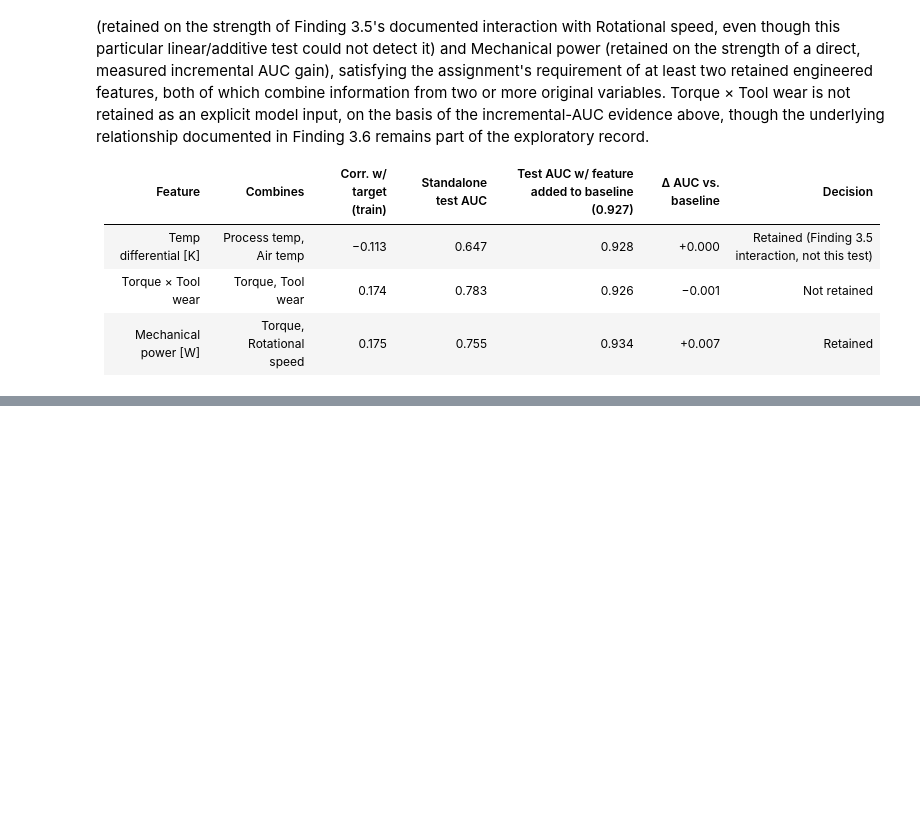
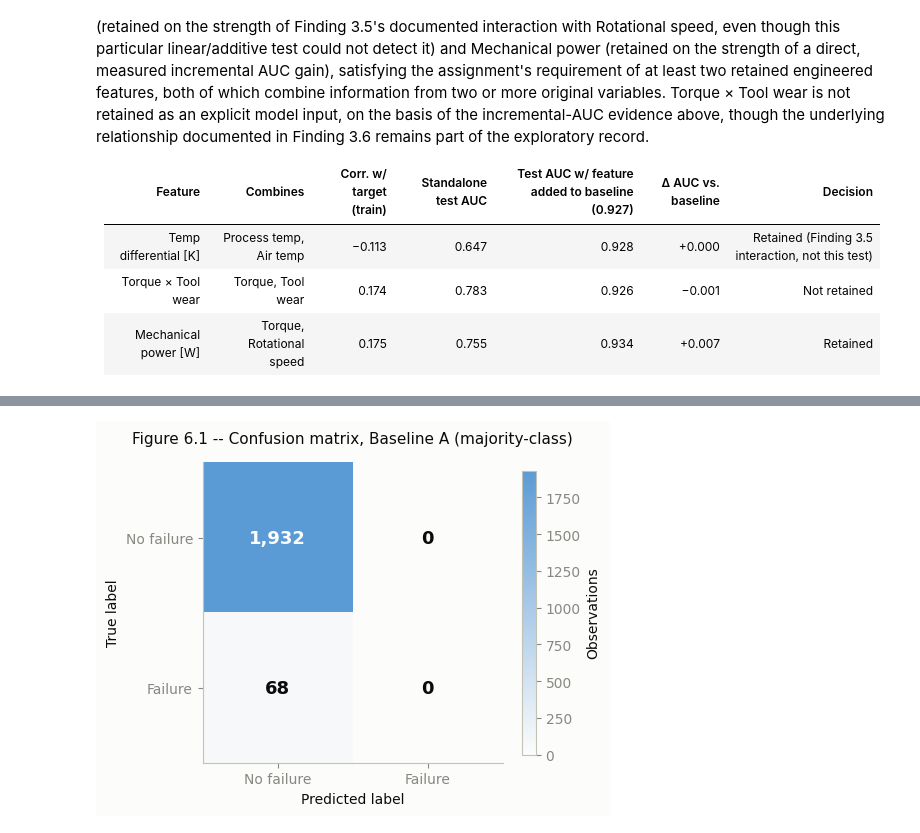
Before and after one commit to JoseAlberto88/Predictive-Maintenance-Dataset, a Jupyter notebook: Predictive_Maintenance_Dataset.ipynb, the cells around one changed output, grey strips where cells are left out. Saved outputs shown, nothing was run; the diff lists cells and outputs as text; code cells hidden in the pictures; blank space fills up the shorter version.

```diff
--- a/Predictive_Maintenance_Dataset.ipynb
+++ b/Predictive_Maintenance_Dataset.ipynb
@@ -1164,0 +1254,14 @@ Three candidate engineered features were built from the retained predictors and
+# %%
+# 6.2 Baseline B Stratified random (prior-weighted guessing)
+# A second, slightly less trivial baseline: predicts 0/1 randomly in
+# proportion to the TRAINING class distribution (i.e. "guess failure roughly
+# 3-4% of the time, at random, informed only by the base rate"). This
+# baseline occasionally predicts the positive class purely by chance, which
+# is a useful contrast to Baseline A (which never does) -- it shows that even
+# a baseline that occasionally "tries" to flag failures, without looking at
+# any operating condition, still fails to be operationally useful.
+stratified_clf = DummyClassifier(strategy='stratified', random_state=RANDOM_SEED)
+stratified_results = evaluate_baseline(
+    stratified_clf, X_train, X_test, y_train, y_test,
+    "Baseline B: Stratified random (base-rate-weighted guessing)"
+)
@@ -1164,0 +1302,79 @@ Three candidate engineered features were built from the retained predictors and
+# %%
+# 6.4 Visualizations: confusion matrices for both baselines
+
+# Reuses the validated palette already established in Task 3 (COLOR_NO_FAILURE,
+# TYPE_COLORS, AXIS_COLOR, TEXT_MUTED, TEXT_PRIMARY, the `savefig` helper, and
+# the matplotlib rcParams) so these figures read as part of the same report
+# rather than a one-off style. Two NEW colour choices are made here, each
+# picked by the JOB the colour does, not by looks:
+#   - The confusion matrices use a SEQUENTIAL one-hue ramp (white -> the
+#     existing "no failure" blue) because a cell here encodes MAGNITUDE (a
+#     count of observations), not identity or polarity -- sequential = one
+#     hue, light to dark, per the standard color-by-job rule.
+#   - The two ROC curves (6.5) use the existing validated TYPE_COLORS
+#     violet/teal pair -- already checked in Task 3 as a categorical pair
+#     (lightness band, chroma floor, CVD separation) and re-validated here
+#     specifically as a 2-slot pair: ΔE 11.9 (deutan) / 19.8 (normal vision),
+#     both clearing the >=8 target. It carries a contrast-vs-surface WARN for
+#     the violet, so the "relief" it requires -- direct labels rather than
+#     colour alone -- is built in via the legend, which spells out AUC for
+#     each line rather than relying on the reader to distinguish hue alone.
+#     This pair deliberately does NOT reuse the red/green failure-status
+#     colours, since "Baseline A" vs "Baseline B" is an identity distinction,
+#     not a failure/no-failure one, and reusing that pair here would visually
+#     (and wrongly) suggest these lines encode failure status.
+import matplotlib.pyplot as plt
+from matplotlib.colors import LinearSegmentedColormap
+from sklearn.metrics import roc_curve
+
+CONFUSION_CMAP = LinearSegmentedColormap.from_list(
+    "blue_sequential", ["#fcfcfb", COLOR_NO_FAILURE], N=256
+)
+BASELINE_A_COLOR = TYPE_COLORS['H']   # pastel violet -- Baseline A (majority-class)
+BASELINE_B_COLOR = TYPE_COLORS['L']   # pastel teal   -- Baseline B (stratified random)
+
+
+def plot_confusion_matrix(cm, title, filename):
+    """Sequential-blue confusion matrix, annotated with counts. Rows = true
+    label, columns = predicted label (sklearn's confusion_matrix convention)."""
+    fig, ax = plt.subplots(figsize=(5.2, 4.3))
+    im = ax.imshow(cm, cmap=CONFUSION_CMAP, vmin=0)
+    labels = ['No failure', 'Failure']
+    ax.set_xticks([0, 1]); ax.set_xticklabels(labels)
+    ax.set_yticks([0, 1]); ax.set_yticklabels(labels)
+    ax.set_xlabel("Predicted label")
+    ax.set_ylabel("True label")
+    ax.set_title(title, fontsize=11)
+    ax.grid(False)
+
+    # Contrast-aware annotations: dark text on light cells, light text on
+    # dark cells, so counts stay readable across the full range of the ramp
+    # (the same "relief" principle as the ROC legend above, applied to marks
+    # instead of lines).
+    cell_max = cm.max() if cm.max() > 0 else 1
+    for i in range(cm.shape[0]):
+        for j in range(cm.shape[1]):
+            value = cm[i, j]
+            text_color = TEXT_PRIMARY if value < 0.6 * cell_max else "#fcfcfb"
+            ax.text(j, i, f"{value:,}", ha='center', va='center',
+                     fontsize=13, color=text_color, fontweight='bold')
+
+    fig.colorbar(im, ax=ax, shrink=0.85, label="Observations")
+    plt.tight_layout()
+    savefig(filename)
+    plt.show()
+
+
+plot_confusion_matrix(
+    confusion_matrix(y_test, majority_clf.predict(X_test)),
+    "Figure 6.1 -- Confusion matrix, Baseline A (majority-class)",
+    "fig6_1_confusion_baseline_a.png",
+)
+
+plot_confusion_matrix(
+    confusion_matrix(y_test, stratified_clf.predict(X_test)),
+    "Figure 6.2 -- Confusion matrix, Baseline B (stratified random)",
+    "fig6_2_confusion_baseline_b.png",
+)
+# %% [output]
+[figure, added]
```
Also changed, not shown: parts of 7 cells of this notebook.
